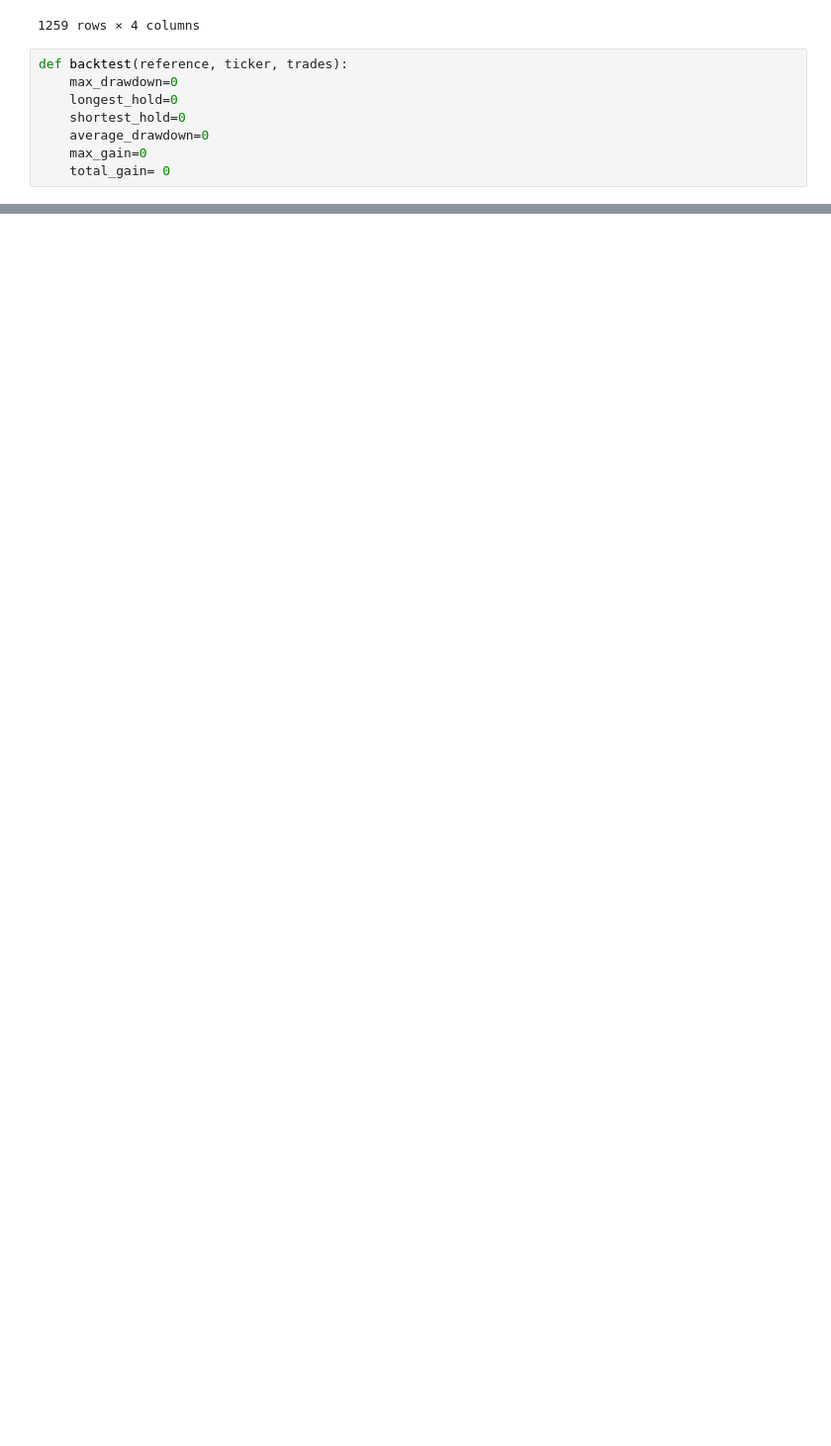
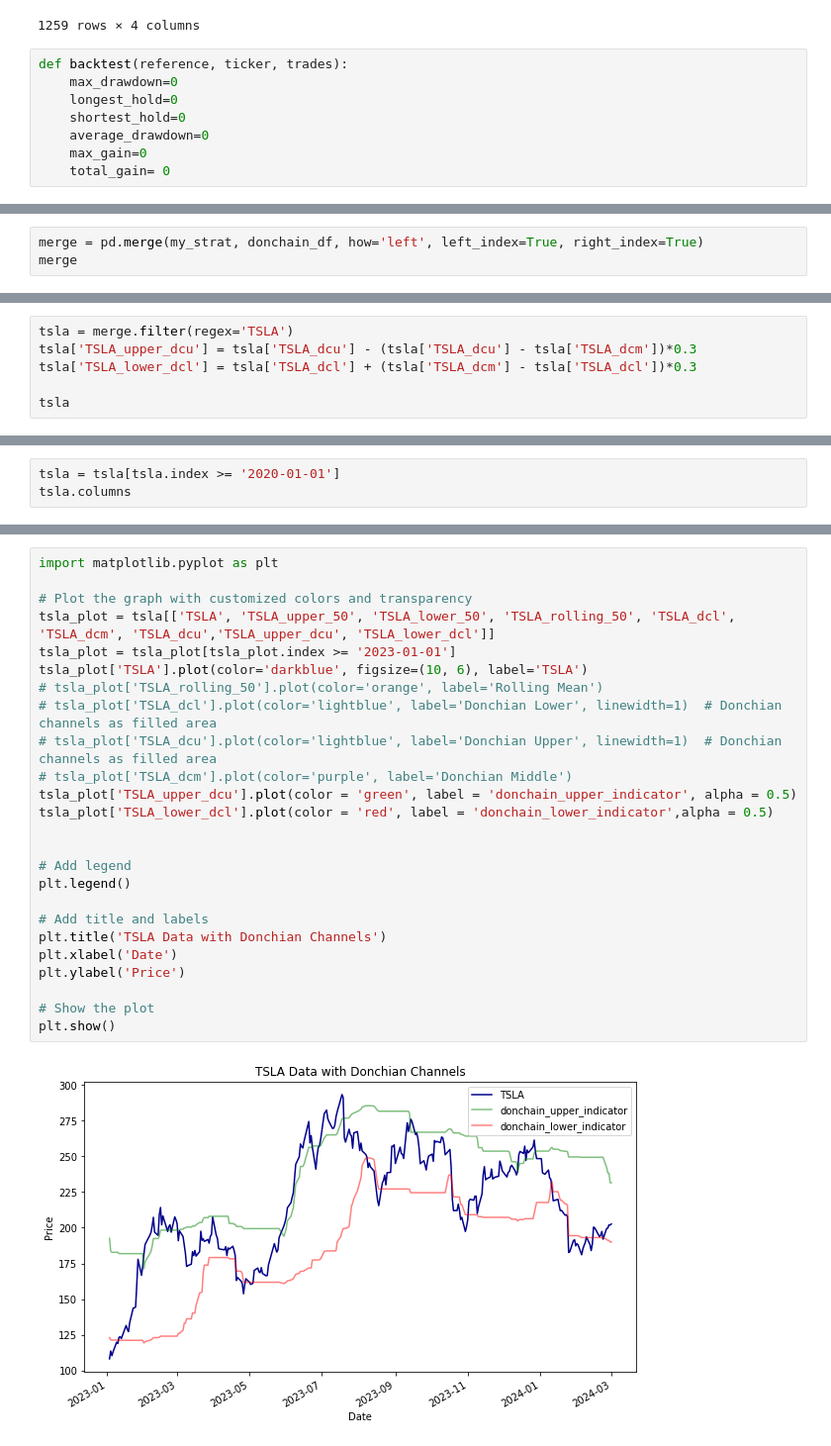
Before and after one commit to mglaz/mail_stock_news, a Jupyter notebook: backtesting.ipynb, the cells around one changed output, grey strips where cells are left out. Shown: that part at 99% size. Drawn from its saved outputs; the diff is of its cells as text; blank space fills up the shorter version.

Commit message:
strategy adjustment and backtesting logic notes

```diff
--- a/backtesting.ipynb
+++ b/backtesting.ipynb
@@ -128,0 +131,3 @@ def backtest(reference, ticker, trades):
+# %%
+merge = pd.merge(my_strat, donchain_df, how='left', left_index=True, right_index=True)
+merge
@@ -128,0 +149,6 @@ def backtest(reference, ticker, trades):
+# %%
+tsla = merge.filter(regex='TSLA')
+tsla['TSLA_upper_dcu'] = tsla['TSLA_dcu'] - (tsla['TSLA_dcu'] - tsla['TSLA_dcm'])*0.3
+tsla['TSLA_lower_dcl'] = tsla['TSLA_dcl'] + (tsla['TSLA_dcm'] - tsla['TSLA_dcl'])*0.3
+
+tsla
@@ -128,0 +180,3 @@ def backtest(reference, ticker, trades):
+# %%
+tsla = tsla[tsla.index >= '2020-01-01']
+tsla.columns
@@ -128,0 +187,27 @@ def backtest(reference, ticker, trades):
+# %%
+import matplotlib.pyplot as plt
+
+# Plot the graph with customized colors and transparency
+tsla_plot = tsla[['TSLA', 'TSLA_upper_50', 'TSLA_lower_50', 'TSLA_rolling_50', 'TSLA_dcl', 'TSLA_dcm', 'TSLA_dcu','TSLA_upper_dcu', 'TSLA_lower_dcl']]
+tsla_plot = tsla_plot[tsla_plot.index >= '2023-01-01']
+tsla_plot['TSLA'].plot(color='darkblue', figsize=(10, 6), label='TSLA')
+# tsla_plot['TSLA_rolling_50'].plot(color='orange', label='Rolling Mean')
+# tsla_plot['TSLA_dcl'].plot(color='lightblue', label='Donchian Lower', linewidth=1)  # Donchian channels as filled area
+# tsla_plot['TSLA_dcu'].plot(color='lightblue', label='Donchian Upper', linewidth=1)  # Donchian channels as filled area
+# tsla_plot['TSLA_dcm'].plot(color='purple', label='Donchian Middle')
+tsla_plot['TSLA_upper_dcu'].plot(color = 'green', label = 'donchain_upper_indicator', alpha = 0.5)
+tsla_plot['TSLA_lower_dcl'].plot(color = 'red', label = 'donchain_lower_indicator',alpha = 0.5)
+
+
+# Add legend
+plt.legend()
+
+# Add title and labels
+plt.title('TSLA Data with Donchian Channels')
+plt.xlabel('Date')
+plt.ylabel('Price')
+
+# Show the plot
+plt.show()
+# %% [output]
+[figure, added]
```
Also changed, not shown: parts of 12 cells of this notebook.
